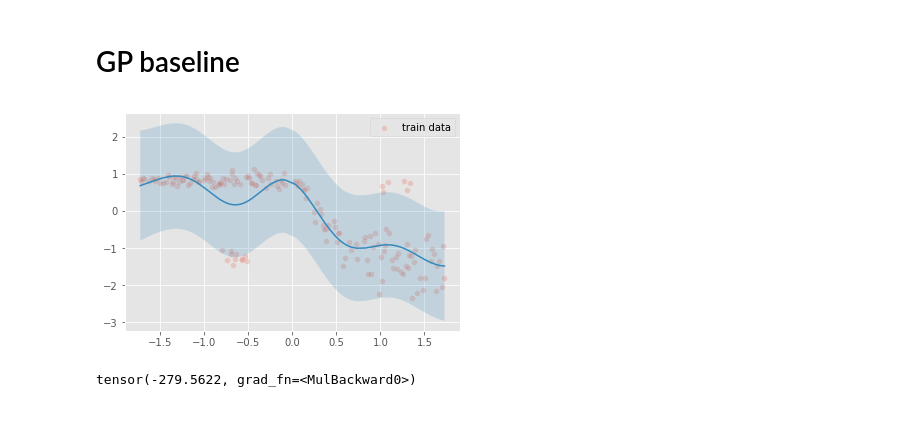
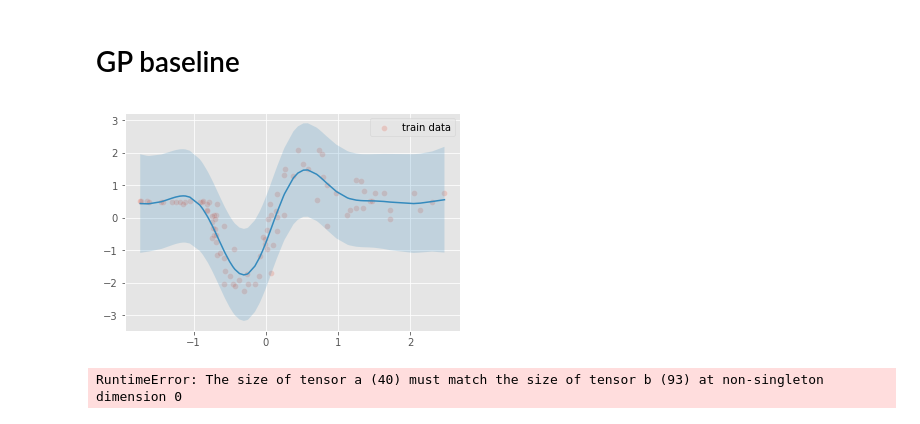
Before and after one commit to Kenta426/heteroscedastic_robust_regression, a Jupyter notebook: notebook/Real_Datasets_KFold.ipynb, the cells around one changed output. Drawn from its saved outputs; the diff is of its cells as text; code cells hidden in the pictures.

```diff
--- a/notebook/Real_Datasets_KFold.ipynb
+++ b/notebook/Real_Datasets_KFold.ipynb
@@ -296,17 +348,17 @@ plt.show()
 # %%
-dataset = 'lidar'   #'motor'
+dataset = 'motor'   #'motor'
 outliers = False
 
 if dataset=='lidar':
-    trXnoout, teXnoout, trYnoout, teYnoout = train_test_split(x_range, y_ratio, test_size=0.3, random_state=0)
-    if outliers:
-        x_range, y_ratio = x_range_out, y_ratio_out
+    #trXnoout, teXnoout, trYnoout, teYnoout = train_test_split(x_range, y_ratio, test_size=0.3, random_state=0)
+    #if outliers:
+    #    x_range, y_ratio = x_range_out, y_ratio_out
     trX, teX, trY, teY = train_test_split(x_range, y_ratio, test_size=0.3, random_state=0)
 
 elif dataset=='motor':
-    trXnoout, teXnoout, trYnoout, teYnoout = train_test_split(x_motor, y_motor, test_size=0.3, random_state=0)
-    if outliers:
-        x_motor, y_motor = x_motor_out, y_motor_out
+    #trXnoout, teXnoout, trYnoout, teYnoout = train_test_split(x_motor, y_motor, test_size=0.3, random_state=0)
+    #if outliers:
+    #    x_motor, y_motor = x_motor_out, y_motor_out
     trX, teX, trY, teY = train_test_split(x_motor, y_motor, test_size=0.3, random_state=0)
 # %%
 print(trX.shape, trY.shape)
@@ -344,8 +396,7 @@ ada_loc_fit, alpha_loc, scale_loc = train_locally_adaptive(lr, alpha_model, scal
 from sklearn.metrics import mean_absolute_error
 
 x, y = torch.Tensor(trX), torch.Tensor(trY)
-x_noout, y_noout = torch.Tensor(trXnoout), torch.Tensor(trYnoout)
-outliers = True
+outliers = False
 
 if dataset == 'lidar':
     x_out1 = np.random.uniform(low=-0.8, high=-0.5, size=(10,))
@@ -371,8 +422,6 @@ tablemae = np.zeros((reg_degrees, 4))
 for i in range(reg_degrees):
 
     reg_degree = i+1
-    print(reg_degree)
-
 
     gauss_log_likelihoods = np.zeros((n_splits,1))
     laplace_log_likelihoods = np.zeros((n_splits,1))
@@ -438,10 +487,10 @@ for i in range(reg_degrees):
         ada_log_lik = adaptive.loglikelihood(yar-y_val[idxX], alpha, scale)
         adaloc_log_lik = adaptive.loglikelihood(yalr-y_val[idxX], alphas, scales)
 
-        gauss_mae = mean_absolute_error(y_val.numpy().flatten(), y2.numpy().flatten())
-        laplace_mae = mean_absolute_error(y_val.numpy().flatten(), ylap.numpy().flatten())
-        ada_mae = mean_absolute_error(y_val.numpy().flatten(), yar.numpy().flatten())
-        adaloc_mae = mean_absolute_error(y_val.numpy().flatten(), yalr.numpy().flatten())
+        gauss_mae = mean_absolute_error(y_val[idxX].numpy().flatten(), y2.numpy().flatten())
+        laplace_mae = mean_absolute_error(y_val[idxX].numpy().flatten(), ylap.numpy().flatten())
+        ada_mae = mean_absolute_error(y_val[idxX].numpy().flatten(), yar.numpy().flatten())
+        adaloc_mae = mean_absolute_error(y_val[idxX].numpy().flatten(), yalr.numpy().flatten())
 
         gauss_log_likelihoods[j,:] = gauss_log_lik
         laplace_log_likelihoods[j,:] = laplace_log_lik
@@ -454,12 +503,12 @@ for i in range(reg_degrees):
         adaloc_maes[j,:] = adaloc_mae
 
         print('Polynomial degree ', reg_degree)
-        print('Gaussian Log Likelihood: ', gaussian.loglikelihood(y2.numpy().flatten()-y_val.numpy().flatten()))
-        print('Laplace Log Likelihood: ', laplace.loglikelihood(ylap.numpy().flatten()-y_val.numpy().flatten()))
+        print('Gaussian Log Likelihood: ', gaussian.loglikelihood(y2.numpy().flatten()-y_val[idxX].numpy().flatten()))
+        print('Laplace Log Likelihood: ', laplace.loglikelihood(ylap.numpy().flatten()-y_val[idxX].numpy().flatten()))
         print('Adaptive Log Likelihood: ', adaptive.loglikelihood(yar-y_val[idxX], alpha, scale))
         print('Ada+reg Log Likelihood : ', adaptive.loglikelihood(yalr-y_val[idxX], alphas, scales))
 
-        sns.scatterplot(trX, trY, alpha=0.2)
+        sns.scatterplot(X_val, y_val, alpha=0.2)
         sns.lineplot(sortedx.detach().numpy(), y2.detach().numpy().flatten(), label='regular')
         sns.lineplot(sortedx.detach().numpy(), yar.detach().numpy().flatten(), label='adaptive robust 2d')
         sns.lineplot(sortedx.detach().numpy(), yalr.detach().numpy().flatten(), label='adaptive robust 2d + regression')
@@ -565,9 +697,9 @@ for i in range(table.shape[0]):
 # GP baseline
 # %%
 # GP regression
-x, y = torch.Tensor(trX), torch.Tensor(trY)
+xGP, yGP = torch.Tensor(trX), torch.Tensor(trY)
 likelihood = gpytorch.likelihoods.GaussianLikelihood()
-model = ExactGPModel(x, y, likelihood)
+model = ExactGPModel(xGP, yGP, likelihood)
 
 model.train()
 likelihood.train()
@@ -578,25 +710,25 @@ mll = gpytorch.mlls.ExactMarginalLogLikelihood(likelihood, model)
 training_iter = 50
 for i in tqdm(range(training_iter)):
     optimizer.zero_grad()
-    output = model(x)
-    loss = -mll(output, y)
+    output = model(xGP)
+    loss = -mll(output, yGP)
     loss.backward()
     optimizer.step()
 # %%
-sortedx, idxX = torch.sort(x)
+sortedx, idxX = torch.sort(xGP)
 sortedy = y[idxX]
 
 model.eval()
 likelihood.eval()
 with torch.no_grad(), gpytorch.settings.fast_pred_var():
     observed_pred = likelihood(model(sortedx))
     lower, upper = observed_pred.confidence_region()
     sns.scatterplot(trX, trY, label='train data', alpha=0.2)
     sns.lineplot(sortedx, observed_pred.mean.numpy(), color=palette[1])
     plt.fill_between(sortedx.detach(), lower.numpy(), upper.numpy(), alpha=0.2)
 # %% [output]
-[figure, old version]
+[figure, new version]
 # %%
-mll(observed_pred, y)*len(y)
+mll(observed_pred, teY)*len(teY)
 # %% [output]
-tensor(-279.5622, grad_fn=<MulBackward0>)
+RuntimeError: The size of tensor a (40) must match the size of tensor b (93) at non-singleton dimension 0
```
Also changed, not shown: parts of 8 cells of this notebook.
